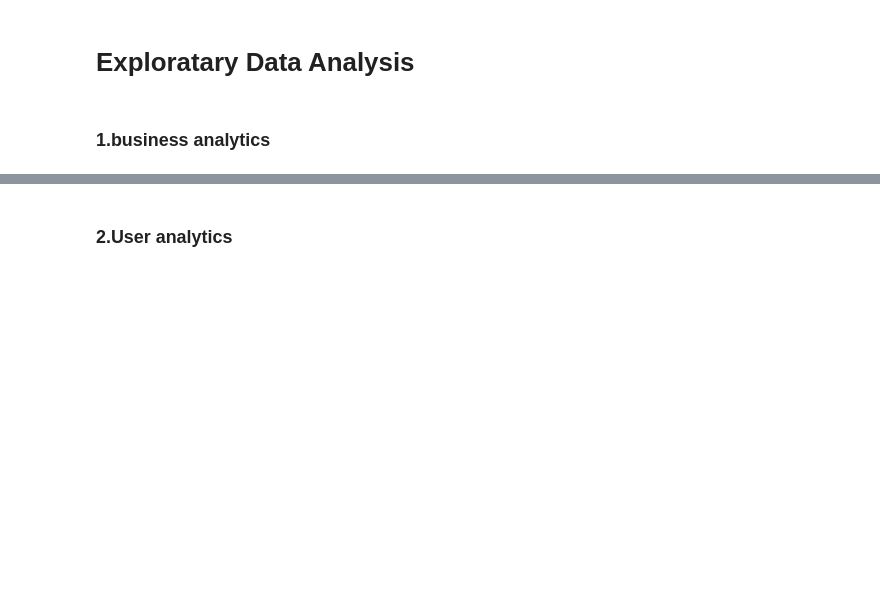
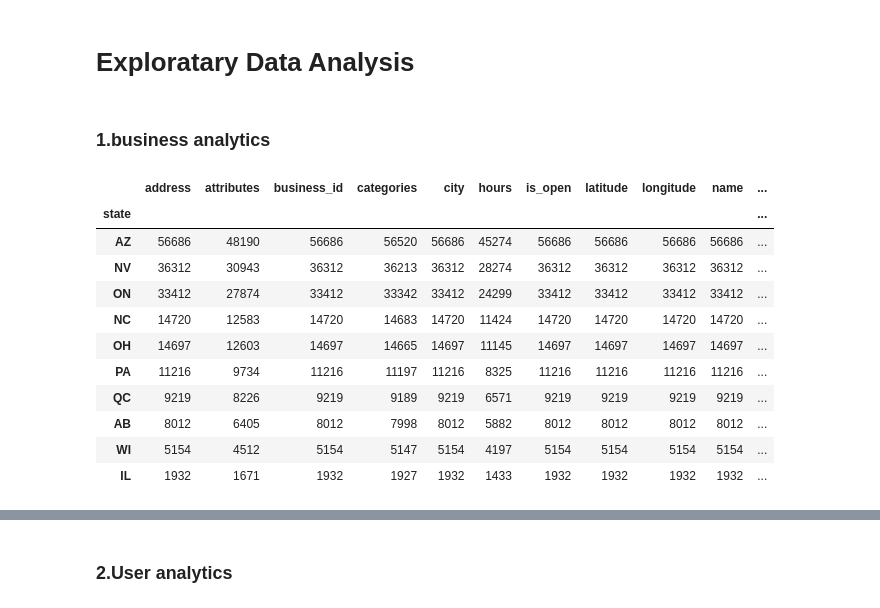
Before and after one commit to vivienfay/Recommendation-System-based-on-Yelp-Dataset, a Jupyter notebook: Recommendation_system.ipynb, the cells around one changed output, grey strips where cells are left out. Drawn from its saved outputs; the diff is of its cells as text; code cells hidden in the pictures; blank space fills up the shorter version.

```diff
--- a/Recommendation_system.ipynb
+++ b/Recommendation_system.ipynb
@@ -53,3 +54,20 @@ review_df[:3]
 # Exploratary Data Analysis
 # %% [markdown]
 ### 1.business analytics
+# %%
+business_df_state = business_df.groupby('state').count()
+business_df_state
+business_df_state.sort_values('business_id',ascending = False)[:10]
+# %% [output]
+|  | address | attributes | business_id | categories | city | hours | is_open | latitude | longitude | name | ... |
+| state |  |  |  |  |  |  |  |  |  |  | ... |
+| AZ | 56686 | 48190 | 56686 | 56520 | 56686 | 45274 | 56686 | 56686 | 56686 | 56686 | ... |
+| NV | 36312 | 30943 | 36312 | 36213 | 36312 | 28274 | 36312 | 36312 | 36312 | 36312 | ... |
+| ON | 33412 | 27874 | 33412 | 33342 | 33412 | 24299 | 33412 | 33412 | 33412 | 33412 | ... |
+| NC | 14720 | 12583 | 14720 | 14683 | 14720 | 11424 | 14720 | 14720 | 14720 | 14720 | ... |
+| OH | 14697 | 12603 | 14697 | 14665 | 14697 | 11145 | 14697 | 14697 | 14697 | 14697 | ... |
+| PA | 11216 | 9734 | 11216 | 11197 | 11216 | 8325 | 11216 | 11216 | 11216 | 11216 | ... |
+| QC | 9219 | 8226 | 9219 | 9189 | 9219 | 6571 | 9219 | 9219 | 9219 | 9219 | ... |
+| AB | 8012 | 6405 | 8012 | 7998 | 8012 | 5882 | 8012 | 8012 | 8012 | 8012 | ... |
+| WI | 5154 | 4512 | 5154 | 5147 | 5154 | 4197 | 5154 | 5154 | 5154 | 5154 | ... |
+| IL | 1932 | 1671 | 1932 | 1927 | 1932 | 1433 | 1932 | 1932 | 1932 | 1932 | ... |
```
Also changed, not shown: parts of 19 cells of this notebook, 1 other file.
